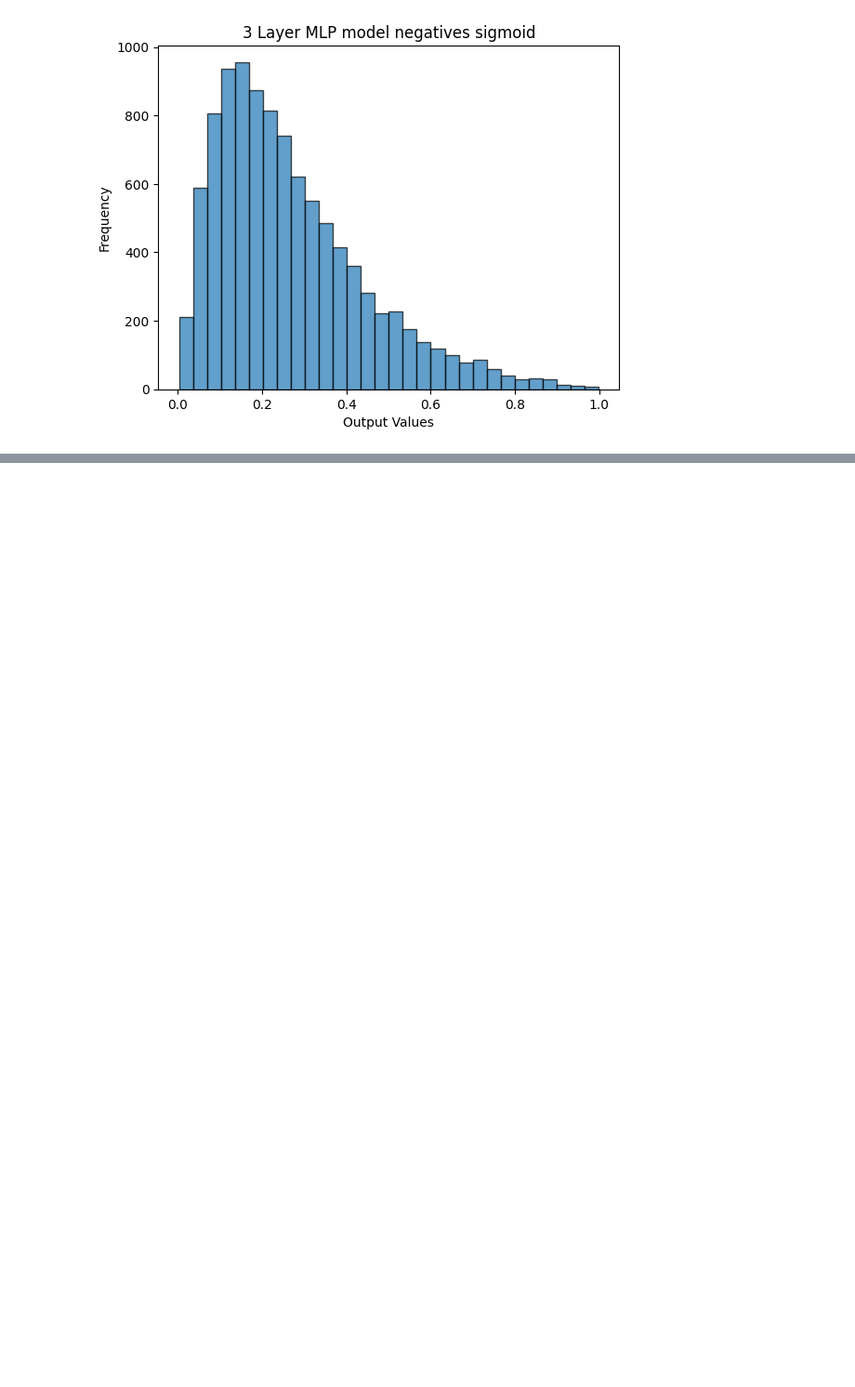
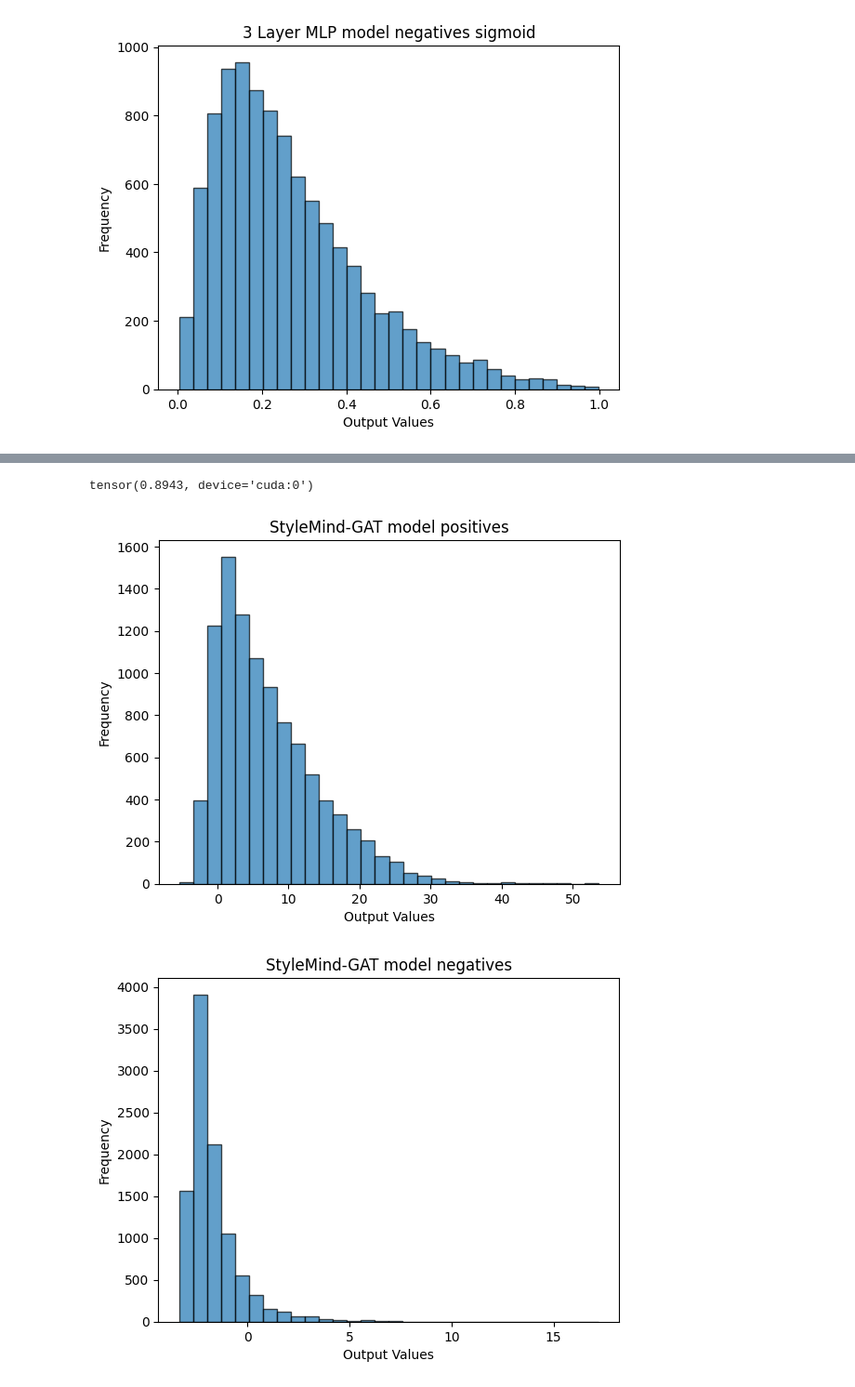
Before and after one commit to Alijgh003/StyleMind-GNN, a Jupyter notebook: StyleMind_GCN.ipynb, the cells around one changed output, grey strips where cells are left out. Shown at 93% size. Drawn from its saved outputs; the diff is of its cells as text; code cells hidden in the pictures; blank space fills up the shorter version.

Commit message:
GAT model has been tested, achieving best test accuracy of 89%.

```diff
--- a/StyleMind_GCN.ipynb
+++ b/StyleMind_GCN.ipynb
@@ -1059,0 +1063,9 @@ free_cuda_memory(mlp_model)
+# %%
+hidden_channels = 128
+in_channels = x.shape[-1]
+out_channels = 128
+number_of_layers = 3
+dropout = 0.5
+lr = 0.01
+gat_model = StyleMindGCN(in_channels, hidden_channels
+                     ,out_channels, number_of_layers,"GAT", dropout, learning_margin=True).to(device)
@@ -1059,0 +1128,18 @@ free_cuda_memory(mlp_model)
+# %%
+best_test_acc
+# %% [output]
+tensor(0.8943, device='cuda:0')
+# %%
+embd, o = best_model(x, datasplit['test']['message_passings'].to(device)
+    , datasplit['test']['outfits'].to(device))
+
+embd = embd.cpu()
+o = o.cpu()
+# %%
+plot_histogram(o[:o.shape[0]//2], "StyleMind-GAT model positives")
+plot_histogram(o[o.shape[0]//2:], "StyleMind-GAT model negatives")
+plot_histogram(torch.sigmoid(o[:o.shape[0]//2]), "StyleMind-GAT model positives sigmoid")
+plot_histogram(torch.sigmoid(o[o.shape[0]//2:]), "StyleMind-GAT model negatives sigmoid")
+# %% [output]
+[figure, added]
+[figure, added]
```
Also changed, not shown: parts of 11 cells of this notebook.
